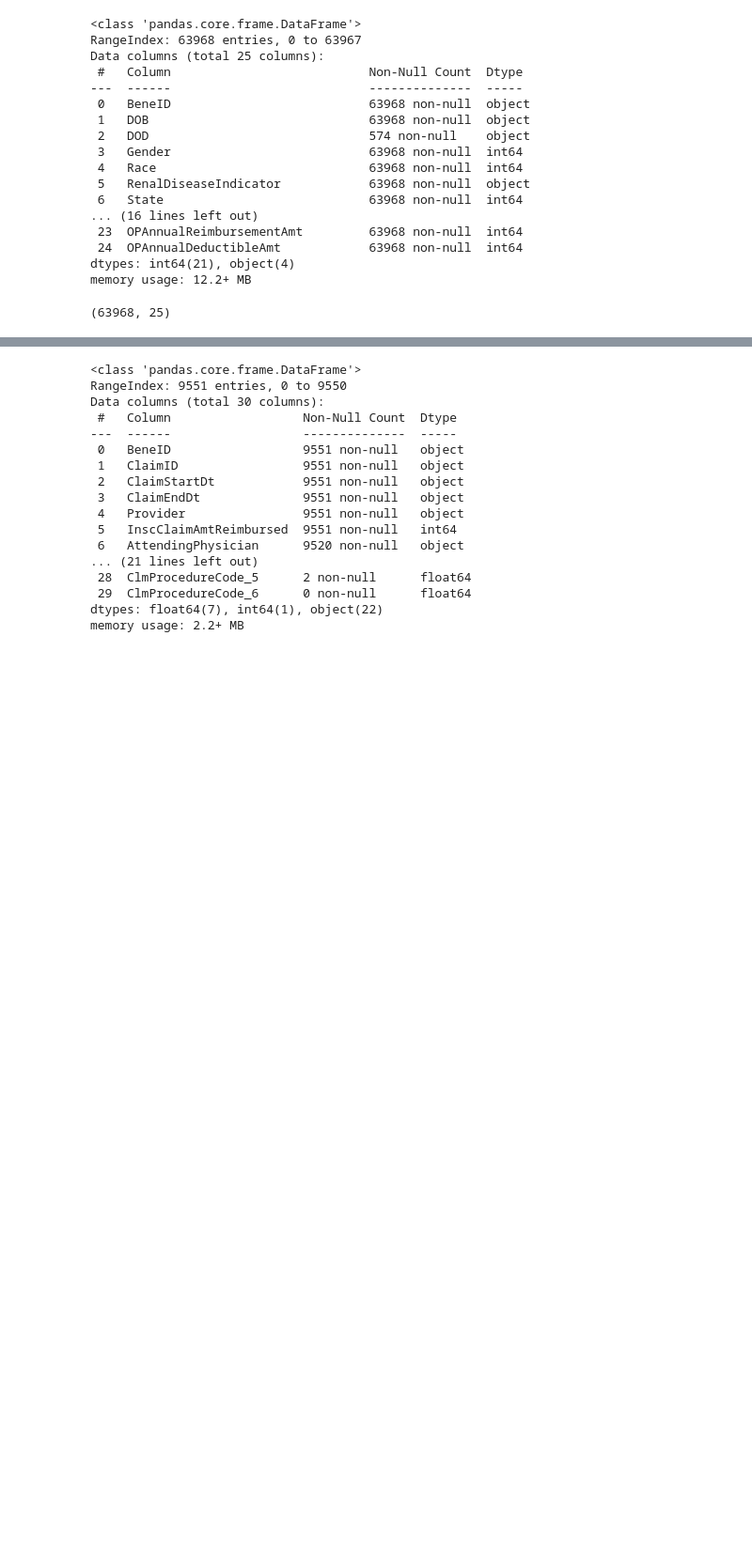
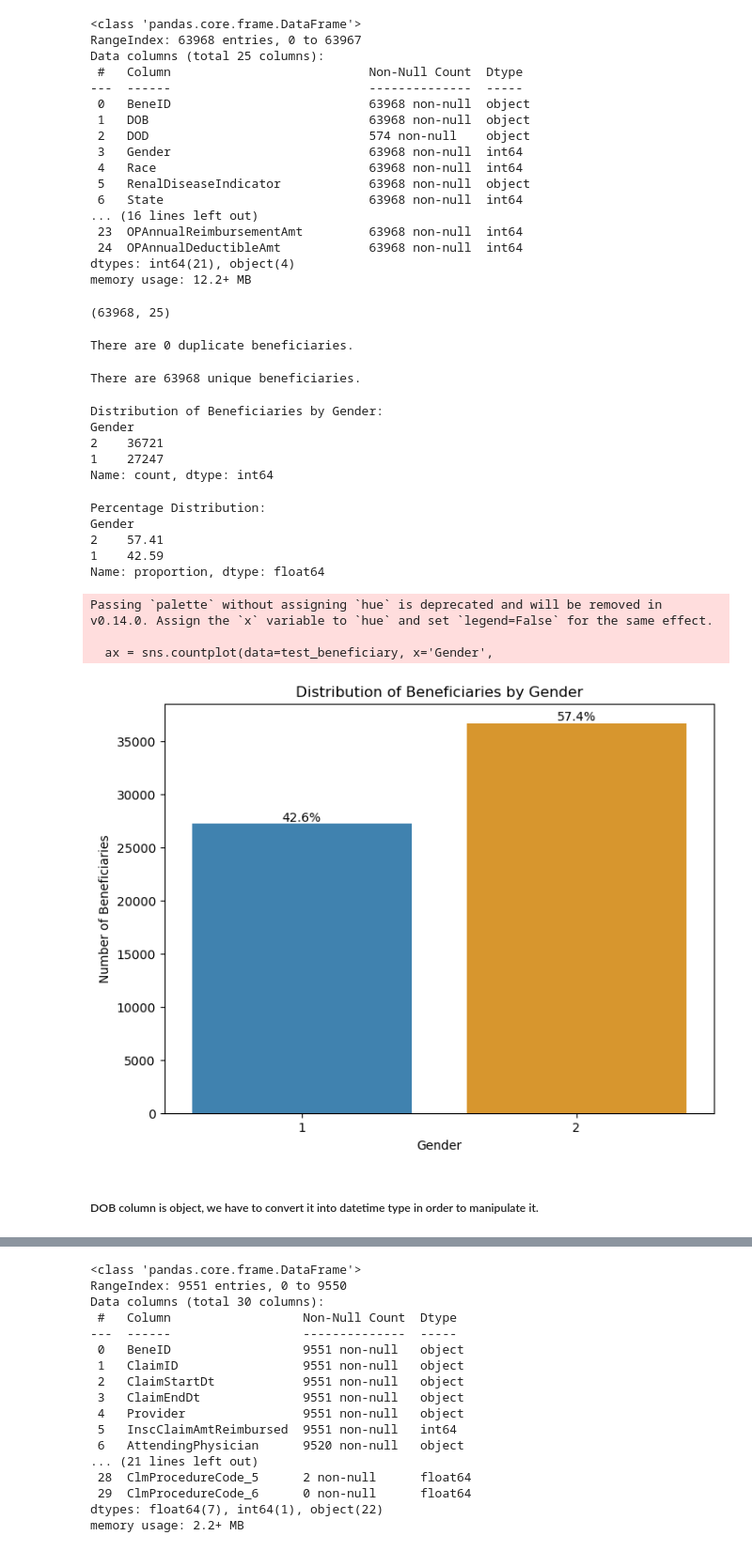
Before and after one commit to CesarChaparro1974/Healthcare-provider-fraud-detection, a Jupyter notebook: notebook.ipynb, the cells around one changed output, grey strips where cells are left out. Shown at 94% size. Saved outputs shown, nothing was run; the diff lists cells and outputs as text; code cells hidden in the pictures; blank space fills up the shorter version.

Commit message:
done until beneficiaries by year

```diff
--- a/notebook.ipynb
+++ b/notebook.ipynb
@@ -92,3 +88,62 @@ memory usage: 12.2+ MB
 test_beneficiary.shape
 # %% [output]
 (63968, 25)
+# %%
+# checking for duplicates on beneficiaries column.
+# display duplicated beneficiaries in the column.
+print(f"There are {test_beneficiary['BeneID'].duplicated().sum()} duplicate beneficiaries.")
+# %% [output]
+There are 0 duplicate beneficiaries.
+# %%
+# display unique number of beneficiaries.
+print(f"There are {len(test_beneficiary.BeneID.unique())} unique beneficiaries.")
+# %% [output]
+There are 63968 unique beneficiaries.
+# %%
+# distribution of beneficiaries by gender
+gender_distribution = test_beneficiary['Gender'].value_counts()
+print("Distribution of Beneficiaries by Gender:")
+print(gender_distribution)
+# %% [output]
+Distribution of Beneficiaries by Gender:
+Gender
+2    36721
+1    27247
+Name: count, dtype: int64
+# %%
+# calculate percentage distribution
+percentage_distribution = (test_beneficiary['Gender'].value_counts(normalize=True) * 100).round(2)
+print("\nPercentage Distribution:")
+print(percentage_distribution)
+# %% [output]
+Percentage Distribution:
+Gender
+2    57.41
+1    42.59
+Name: proportion, dtype: float64
+# %%
+# create the plot
+plt.figure(figsize=(8, 6))
+
+ax = sns.countplot(data=test_beneficiary, x='Gender',
+                  palette=['#2E86C1', '#F39C12'])
+
+# Calculate percentages
+total = len(test_beneficiary)
+for p in ax.patches:
+    percentage = '{:.1f}%'.format(100 * p.get_height()/total)
+    x = p.get_x() + p.get_width()/2
+    y = p.get_height()
+    ax.annotate(percentage, (x, y), ha='center', va='bottom')
+
+plt.title('Distribution of Beneficiaries by Gender')
+plt.xlabel('Gender')
+plt.ylabel('Number of Beneficiaries')
+plt.show()
+# %% [output]
+Passing `palette` without assigning `hue` is deprecated and will be removed in v0.14.0. Assign the `x` variable to `hue` and set `legend=False` for the same effect.
+
+  ax = sns.countplot(data=test_beneficiary, x='Gender',
+[figure, added]
+# %% [markdown]
+##### DOB column is object, we have to convert it into datetime type in order to manipulate it.
```
Also changed, not shown: parts of 15 cells of this notebook.
